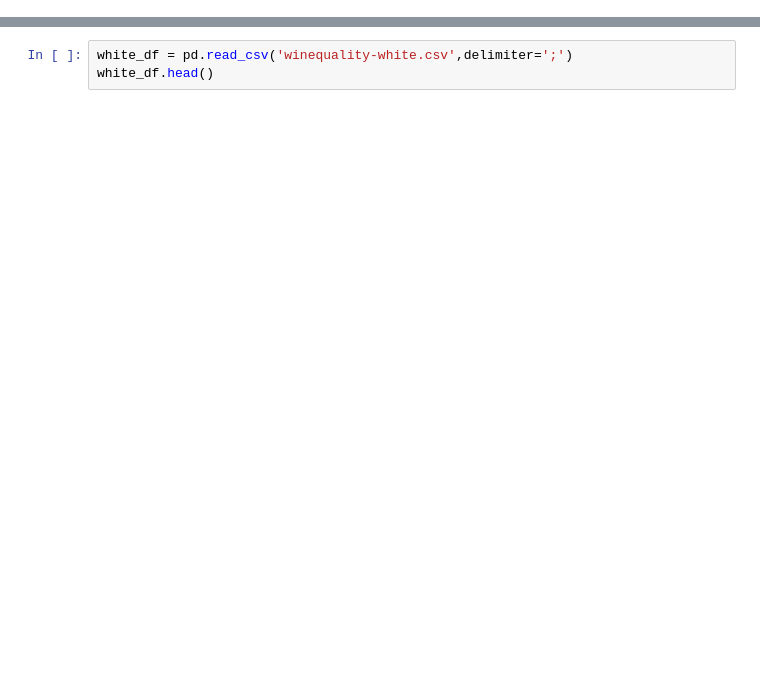
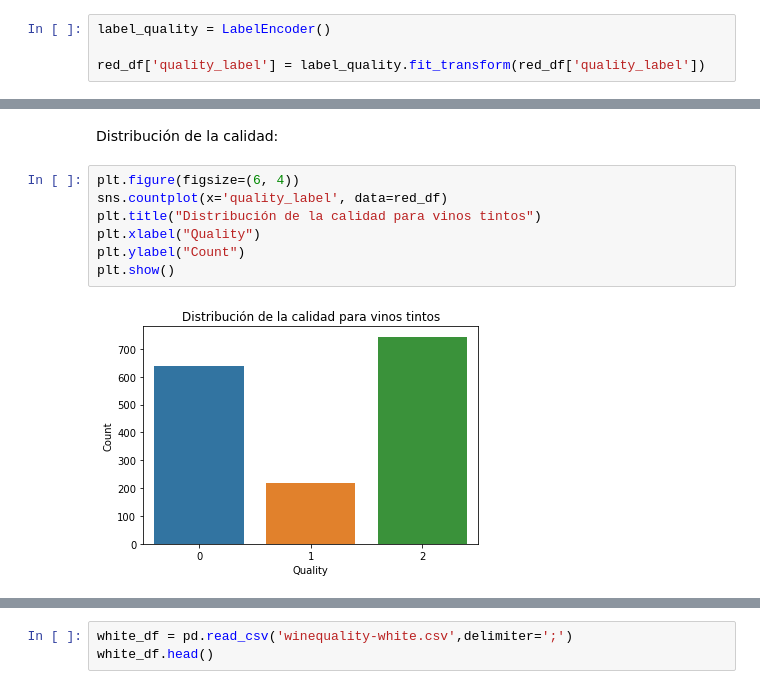
Before and after one commit to therexuz/lab3_IA, a Jupyter notebook: winequality_classification.ipynb, the cells around one changed output, grey strips where cells are left out. Saved outputs shown, nothing was run; the diff lists cells and outputs as text; blank space fills up the shorter version.

```diff
--- a/winequality_classification.ipynb
+++ b/winequality_classification.ipynb
@@ -12,0 +50,4 @@ from sklearn.model_selection import cross_val_score
+# %%
+label_quality = LabelEncoder()
+
+red_df['quality_label'] = label_quality.fit_transform(red_df['quality_label'])
@@ -12,0 +64,11 @@ from sklearn.model_selection import cross_val_score
+# %% [markdown]
+Distribución de la calidad:
+# %%
+plt.figure(figsize=(6, 4))
+sns.countplot(x='quality_label', data=red_df)
+plt.title("Distribución de la calidad para vinos tintos")
+plt.xlabel("Quality")
+plt.ylabel("Count")
+plt.show()
+# %% [output]
+[figure, added]
```
Also changed, not shown: parts of 80 cells of this notebook.
